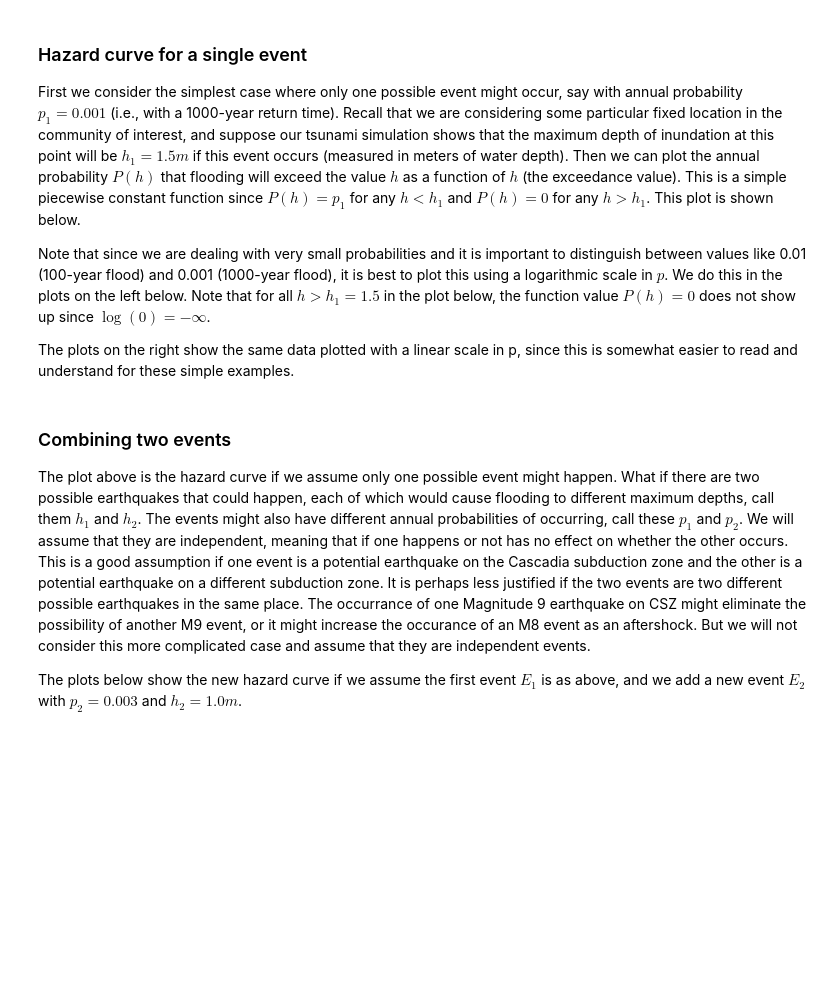
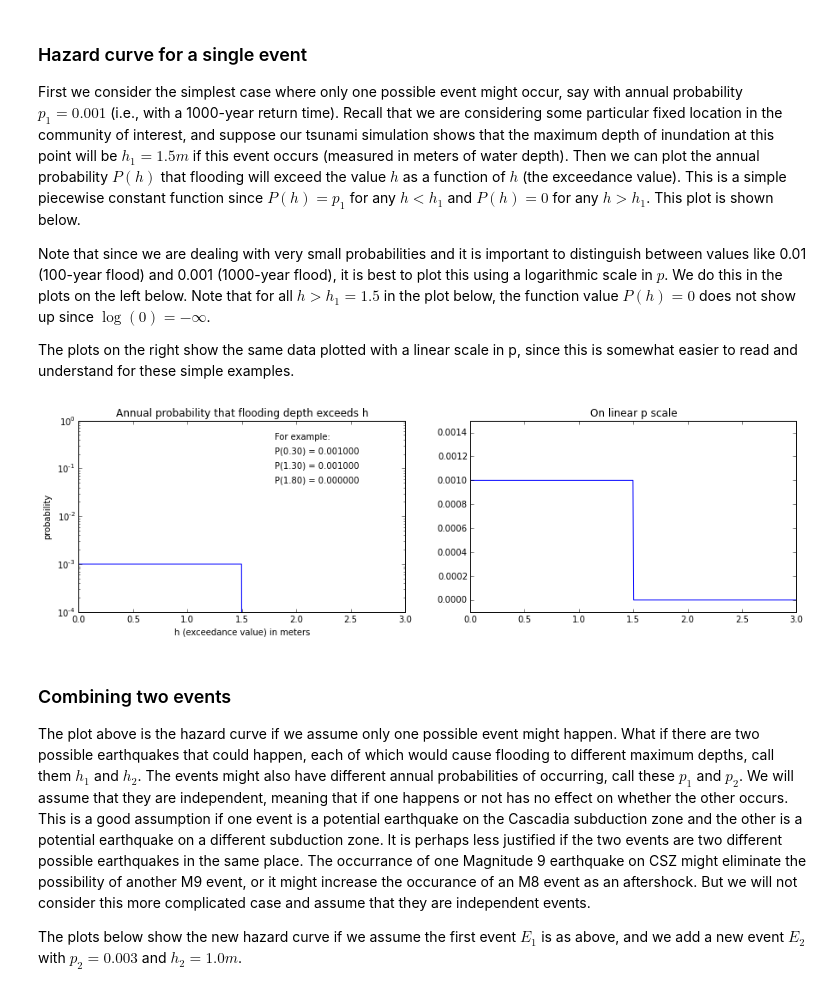
Before and after one commit to rjleveque/ptha_tutorial, a Jupyter notebook: Hazard_Curves.ipynb, the cells around one changed output. Cells and saved outputs as stored; diff of their text form; code cells hidden in the pictures; blank space fills up the shorter version.

Commit message:
switch to IPython interactive rather than static to better handle images

```diff
--- a/Hazard_Curves.ipynb
+++ b/Hazard_Curves.ipynb
@@ -29,10 +34,12 @@ The plots on the right show the same data plotted with a linear scale in p, sinc
 # %%
 p1 = 0.001
 h1 = 1.5
 E1 = [p1,h1]
 event_list = [E1]  # only one event in this example
-h_ev,p_ev = hazard_curve(event_list, 3)
-fig = plot_hazard_curve(h_ev,p_ev)
+h_ev,p_ev = HC.hazard_curve(event_list, 3)
+fig = HC.plot_hazard_curve(h_ev,p_ev)
+# %% [output]
+[figure, added]
 # %% [markdown]
 ### Combining two events
 
```
Also changed, not shown: parts of 10 cells of this notebook, 3 other files.
